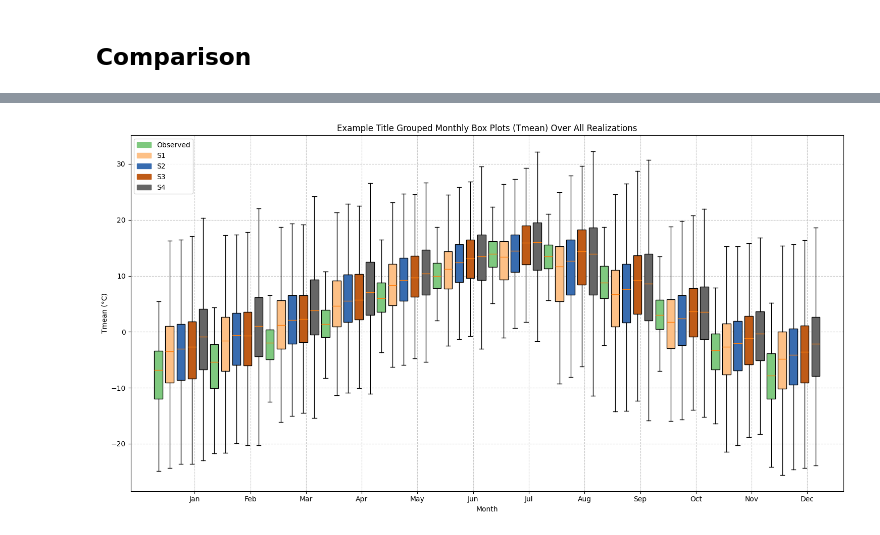
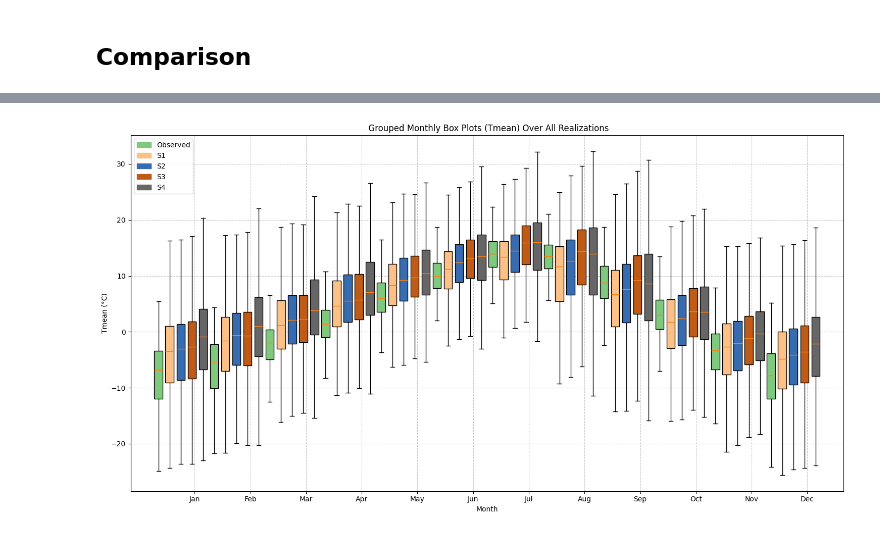
Before and after one commit to moniquebeaulieu/TM_PHES, a Jupyter notebook: delta_analysis.ipynb, the cells around one changed output, grey strips where cells are left out. Drawn from its saved outputs; the diff is of its cells as text; code cells hidden in the pictures.

```diff
--- a/delta_analysis.ipynb
+++ b/delta_analysis.ipynb
@@ -509,5 +458,5 @@ def plot_monthly_grouped_boxplots(list_of_df_lists, column_name, title_prefix=""
 # %%
 list_of_df_lists = [observed_dfs, s1_t_p, s2_t_p, s3_t_p, s4_t_p]
-plot_monthly_grouped_boxplots(list_of_df_lists, 'tmean', title_prefix="Example Title")
+plot_monthly_grouped_boxplots(list_of_df_lists, 'tmean')
 # %% [output]
-[figure, old version]
+[figure, new version]
```
Also changed, not shown: parts of 23 cells of this notebook.
